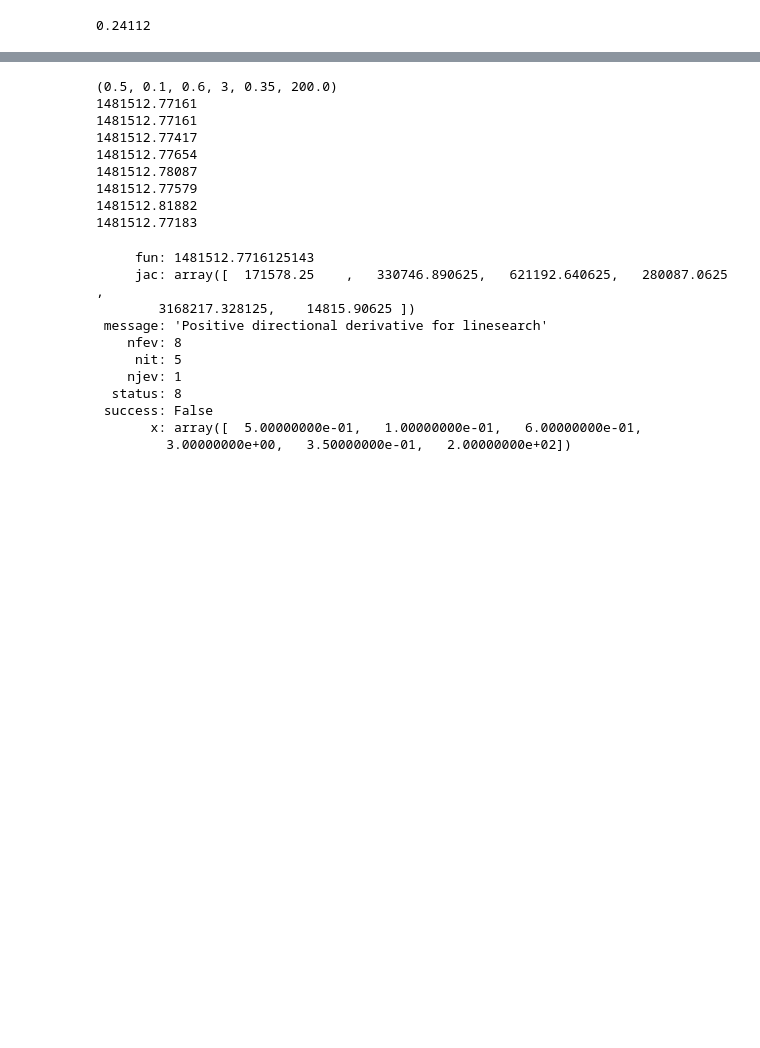
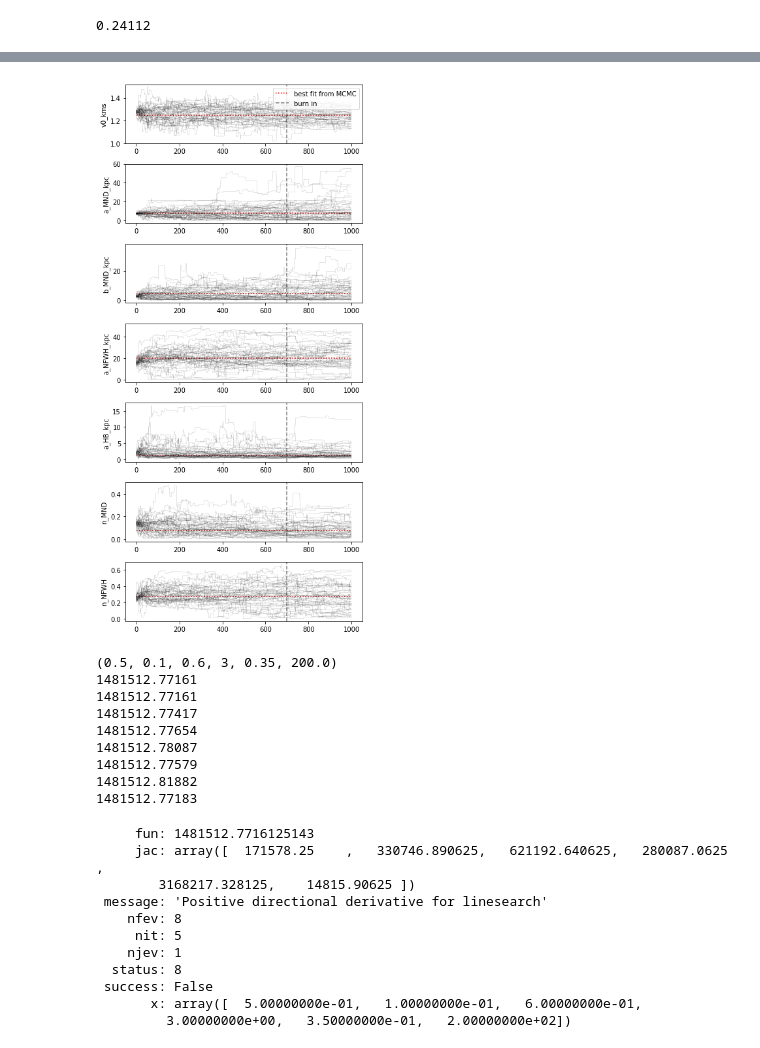
Before and after one commit to sophialilleengen/masterproject, a Jupyter notebook: notebooks/1pot_potfitting.ipynb, the cells around one changed output, grey strips where cells are left out. Drawn from its saved outputs; the diff is of its cells as text; code cells hidden in the pictures; blank space fills up the shorter version.

```diff
--- a/notebooks/1pot_potfitting.ipynb
+++ b/notebooks/1pot_potfitting.ipynb
@@ -154,0 +423,20 @@ plt.show()
+# %%
+#_____prepare MCMC_____
+ndim, nwalkers, nstep = 7, 50, 1000
+
+#initial values for fit:
+initial_guess = median
+initial_guess_width = 0.1*std
+p0 = np.array([np.random.randn(ndim)*np.array(initial_guess_width)+initial_guess \
+                                              for i in range(nwalkers)])
+
+#_____run MCMC_____
+sampler = emcee.EnsembleSampler(nwalkers,ndim,
+                               lnprob_MCMC,
+                               args=[R_kpc_data,z_kpc_data,pot_kms2_data])
+sampler.run_mcmc(p0,nstep)
+
+#result:
+burnin = 700
+final_samples = sampler.chain[:, burnin:, :].reshape((-1,ndim))
+chain_samples = sampler.chain
@@ -155,3 +469,25 @@ plt.show()
+# %%
+#plot progress
+fig = plt.figure(figsize=(6,12))
+ax_list = [fig.add_subplot(ndim,1,ii+1) for ii in range(ndim)]
+for ii in range(ndim):
+    ax = ax_list[ii]
+    ax.set_ylabel(labels[ii])
+    for jj in range(nwalkers):
+        ax.plot(np.arange(nstep),chain_samples[jj,:,ii],color='k',alpha=0.5,linewidth=0.2)
+for ii in range(ndim):
+    ax = ax_list[ii]
+    perc = np.percentile(final_samples[:,ii],[50.])
+    #ax.hlines(true_values[ii],0.,nstep,color='green',linestyles=['solid'],label='true value')
+    ax.hlines(perc,0.,nstep,color='red',linestyles=['dotted'],label='best fit from MCMC')
+    ylim = ax.get_ylim()
+    ax.vlines([burnin],ylim[0],ylim[1],color='grey',linestyle='dashed',label='burn in')
+    ax.set_ylim(ylim)
+    if ii == 0: ax.legend()
+plt.tight_layout()
+plt.show()
+# %% [output]
+[figure, added]
 # %%
 ### finde nen Weg um das ganze von klein r abhängig zu machen
 ### finde sinnvolle Standartwerte für Initialisierungs Parameter
```
Also changed, not shown: parts of 15 cells of this notebook, 1 other file.
